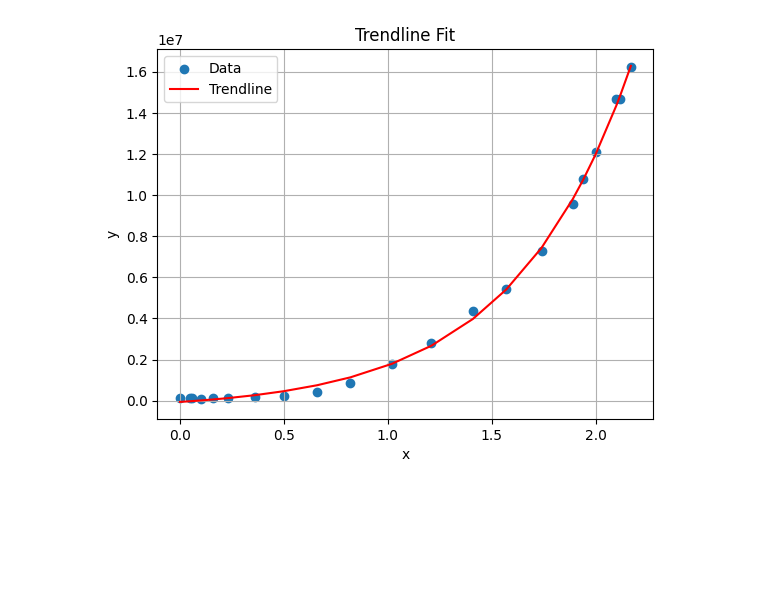
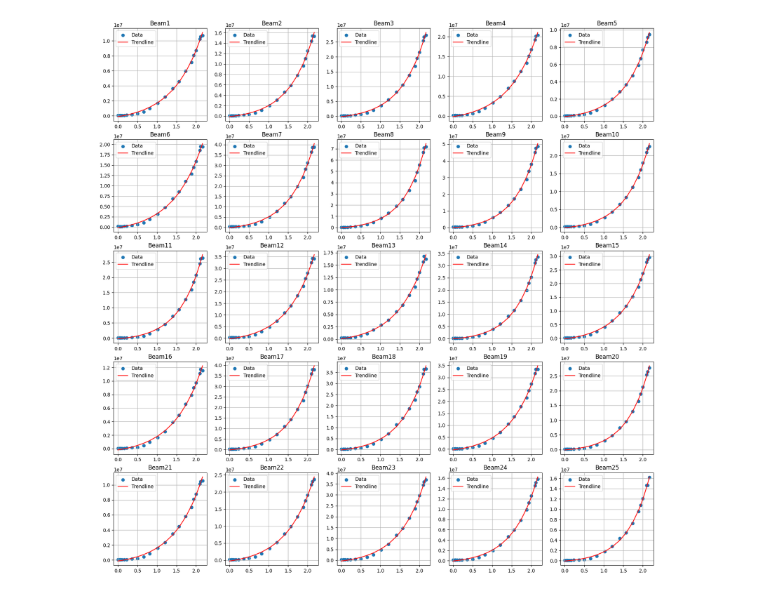
Before and after one commit to AndersonXu99/AONN, a Jupyter notebook: NN/CurveFitting.ipynb, the cells around one changed output. Cells and saved outputs as stored; diff of their text form; code cells hidden in the pictures; blank space fills up the shorter version.

Commit message:
Improved curve fit plotting and storing optimized parameters

```diff
--- a/NN/CurveFitting.ipynb
+++ b/NN/CurveFitting.ipynb
@@ -38,8 +36,7 @@ def read_csv_file(file_path):
 def concave_up_exponential(x, a, b, c):
     return a*np.exp(b*x) + c
 
-
-def concave_down_exponential(x, a, b, c):
+def concave_down_exponential(x, a, b):
     return a*np.exp(-3*b*12 / (b*12 + 12800*x))
 
 def logarithmic(x, a, b):
@@ -47,54 +44,68 @@ def logarithmic(x, a, b):
 # %%
 ### ---------------------------------------------------------------------------------------------------------------- ###
 ### Main Code                                                                                                        ###
 ### ---------------------------------------------------------------------------------------------------------------- ###
+
 # File path handling
 # Inside the results file path, there are 20 folders, each containing a csv file
 folder_names = [f'Beam{i}' for i in range(1, 26)]
 csv_file_name = [f'EIT_Intensity_Beam{i}.csv' for i in range(1, 26)]
 # Using the results file path and the names defined above, we can define the full path to the csv files in a loop
 full_csv_file_paths = [os.path.join(results_file_path, folder_name, csv_file_name) for folder_name, csv_file_name in zip(folder_names, csv_file_name)]
 
-# Read the csv files and store the data in a dictionary
+# Read the csv files and store the data in an array
 data = {}
+parameters = {}
+
 for i, full_csv_file_path in enumerate(full_csv_file_paths):
     x, y = read_csv_file(full_csv_file_path)
     data[f'Beam{i+1}'] = (x, y)
 
 # Define the curve fitting function based on the user input using a switch
 if function_type == 1:
-    popt, _ = curve_fit(concave_up_exponential, x, y)
-    # Extract the optimized values of a and b
-    a_opt, b_opt, c_opt = popt
-    trendline_y = concave_up_exponential(x, a_opt, b_opt, c_opt)
+    # arrays to store the optimized parameters
+    a_values = np.zeros(25)
+    b_values = np.zeros(25)
+    c_values = np.zeros(25)
+    for key, value in data.items():
+        x, y = value
+        parameters, _ = curve_fit(concave_up_exponential, x, y)
+        a_opt, b_opt, c_opt = parameters
+        trendline_y = concave_up_exponential(x, a_opt, b_opt, c_opt)
+        data[key] = (x, y, trendline_y)
+        a_values[int(key[4:])-1] = a_opt
+        b_values[int(key[4:])-1] = b_opt
+        c_values[int(key[4:])-1] = c_opt
 elif function_type == 2:
-    popt, _ = curve_fit(concave_down_exponential, x, y)
-    # Extract the optimized values of a and b
-    a_opt, b_opt, c = popt
-    trendline_y = concave_down_exponential(x, a_opt, b_opt, c)
-elif function_type == 3:
-    popt, _ = curve_fit(logarithmic, x, y)
-    # Extract the optimized values of a and b
-    a_opt, b_opt = popt
-    trendline_y = logarithmic(x, a_opt, b_opt)
+    a_values = np.zeros(25)
+    b_values = np.zeros(25)
+    for key, value in data.items():
+        x, y = value
+        parameters, _ = curve_fit(concave_down_exponential, x, y)
+        a_opt, b_opt = parameters
+        a_values[int(key[4:])-1] = a_opt
+        b_values[int(key[4:])-1] = b_opt
+        trendline_y = concave_down_exponential(x, a_opt, b_opt)
+        data[key] = (x, y, trendline_y)
 else:
     raise ValueError('Invalid function type')
 
 
 # Plotting
 
 # Equation for the logarithmic trendline
 # equation = f'y = {a_opt:.4f}*exp(- 3* {b_opt:.4f}*12 / ({b_opt:.4f}*12 + 12800*x))'
 
-# Plot the data and the trendline
-plt.scatter(x, y, label='Data')
-plt.plot(x, trendline_y, color='red', label='Trendline')
-plt.xlabel('x')
-plt.ylabel('y')
-plt.title('Trendline Fit')
-# plt.text(2, 0.2, equation, fontsize=12, color='blue')
-plt.legend()
-plt.grid(True)
-plt.show()
+# for each data set, plot the data and the trendline in a subplot
+fig, axs = plt.subplots(5, 5, figsize=(20, 20))
+for i, (key, value) in enumerate(data.items()):
+    x, y, trendline_y = value
+    row = i // 5
+    col = i % 5
+    axs[row, col].scatter(x, y, label='Data')
+    axs[row, col].plot(x, trendline_y, color='red', label='Trendline')
+    axs[row, col].set_title(key)
+    axs[row, col].legend()
+    axs[row, col].grid(True)
 # %% [output]
-[figure, old version]
+[figure, new version]
```
Also changed, not shown: parts of 2 cells of this notebook.
